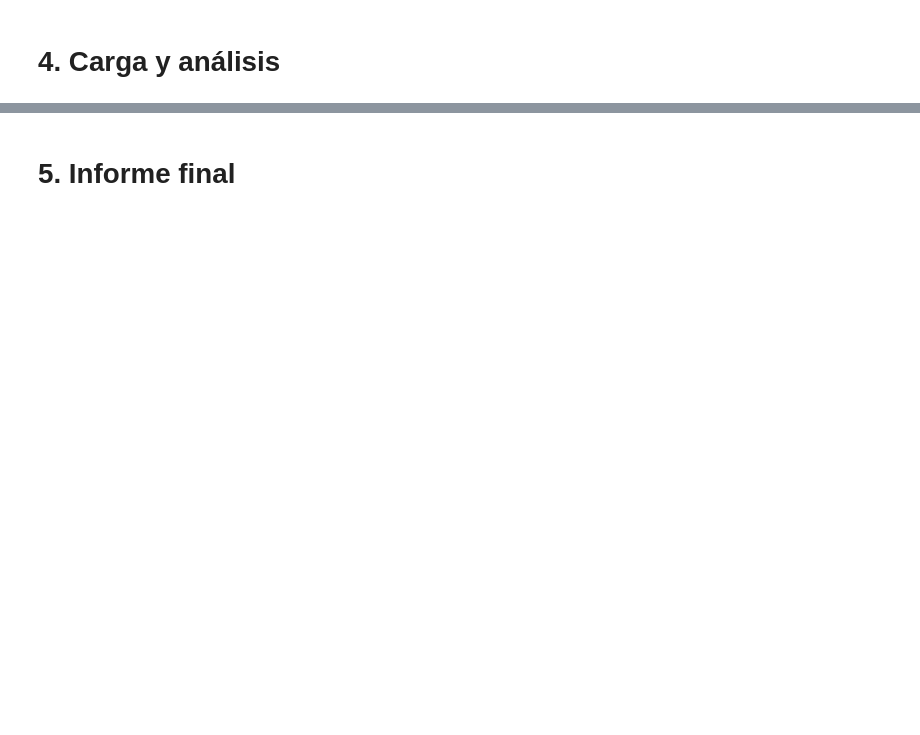
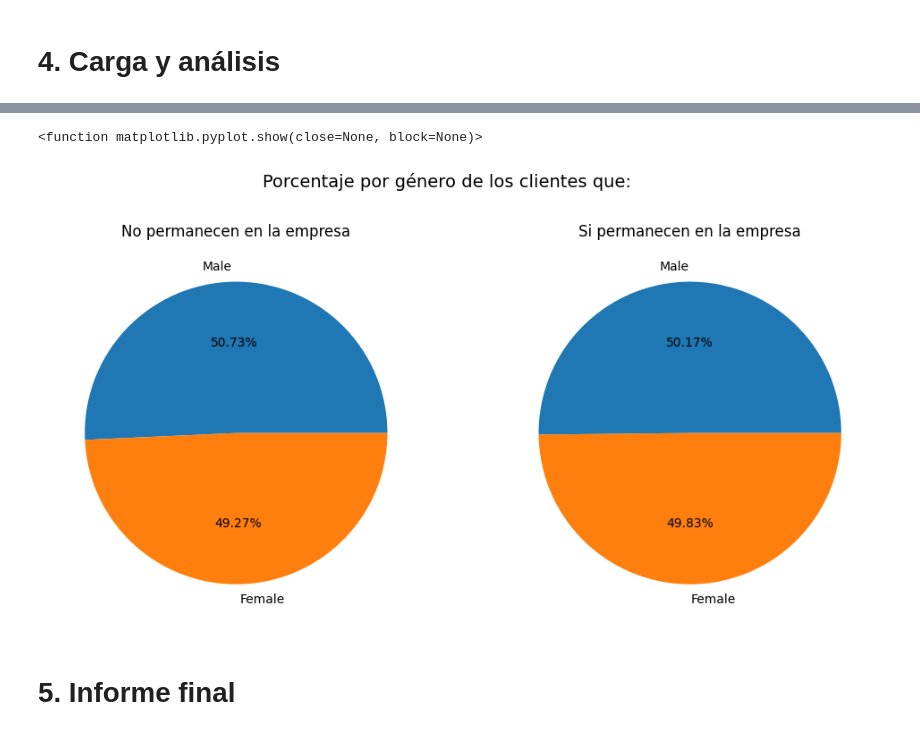
Before and after one commit to Karen-13C/Challenge_Proceso_ETL, a Jupyter notebook: Challenge_telecom.ipynb, the cells around one changed output, grey strips where cells are left out. Saved outputs shown, nothing was run; the diff lists cells and outputs as text; code cells hidden in the pictures; blank space fills up the shorter version.

```diff
--- a/Challenge_telecom.ipynb
+++ b/Challenge_telecom.ipynb
@@ -169,2 +271,19 @@ df_telecom[['Monthly', 'Cuentas_diarias']]
+# %%
+churn_false_data = col_Churn_genero.loc[False]
+churn_true_data = col_Churn_genero.loc[True]
+
+fig, ax = plt.subplots(nrows=1, ncols=2, figsize=(12,6))
+fig.suptitle('Porcentaje por género de los clientes que: ', fontsize=14)
+
+ax[0].set_title('No permanecen en la empresa')
+ax[0].pie(churn_false_data,labels=churn_false_data.index, autopct='%.2f%%')
+
+ax[1].set_title('Si permanecen en la empresa')
+ax[1].pie(churn_true_data, labels=churn_true_data.index, autopct='%.2f%%')
+
+plt.show
+# %% [output]
+<function matplotlib.pyplot.show(close=None, block=None)>
+[figure, added]
 # %% [markdown]
 # 5. Informe final
```
Also changed, not shown: parts of 12 cells of this notebook.
